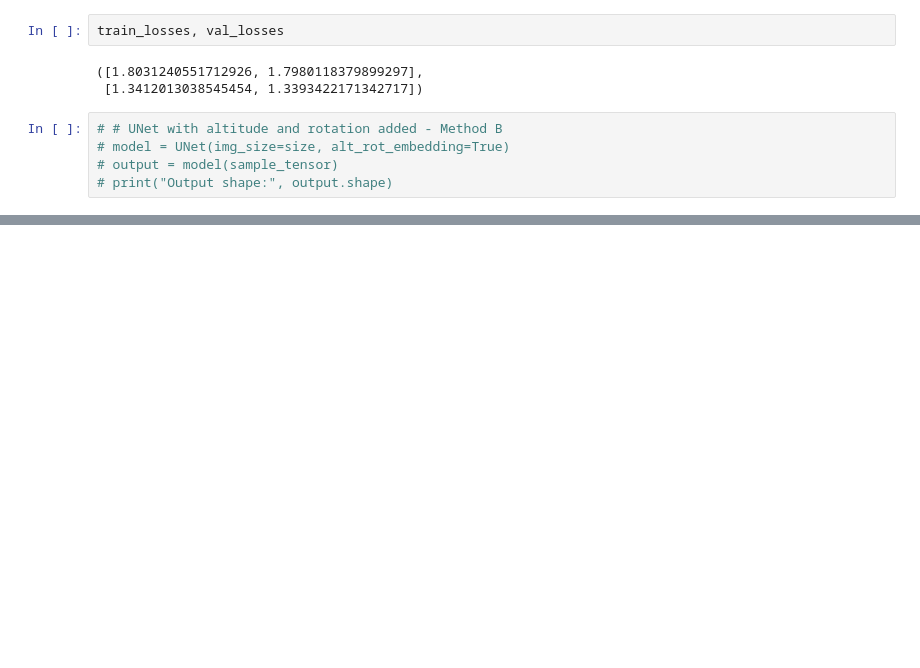
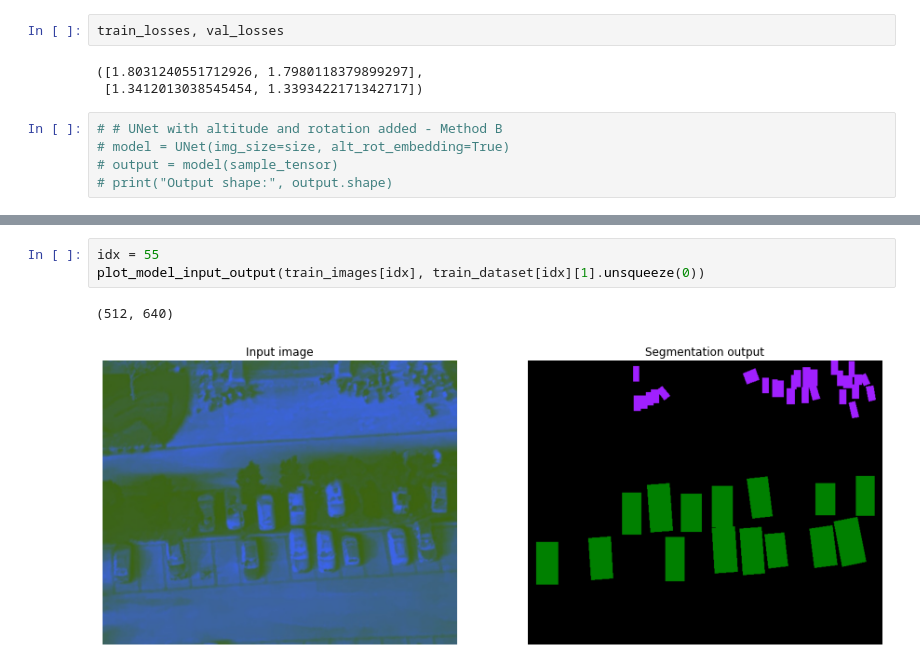
Before and after one commit to zuzg/thermal-segmentation, a Jupyter notebook: notebooks/unet_alt_angle.ipynb, the cells around one changed output, grey strips where cells are left out. Drawn from its saved outputs; the diff is of its cells as text; blank space fills up the shorter version.

```diff
--- a/notebooks/unet_alt_angle.ipynb
+++ b/notebooks/unet_alt_angle.ipynb
@@ -255,0 +247,6 @@ train_losses, val_losses
+# %%
+idx = 55
+plot_model_input_output(train_images[idx], train_dataset[idx][1].unsqueeze(0))
+# %% [output]
+(512, 640)
+[figure, added]
```
Also changed, not shown: parts of 8 cells of this notebook, 1 other file.
